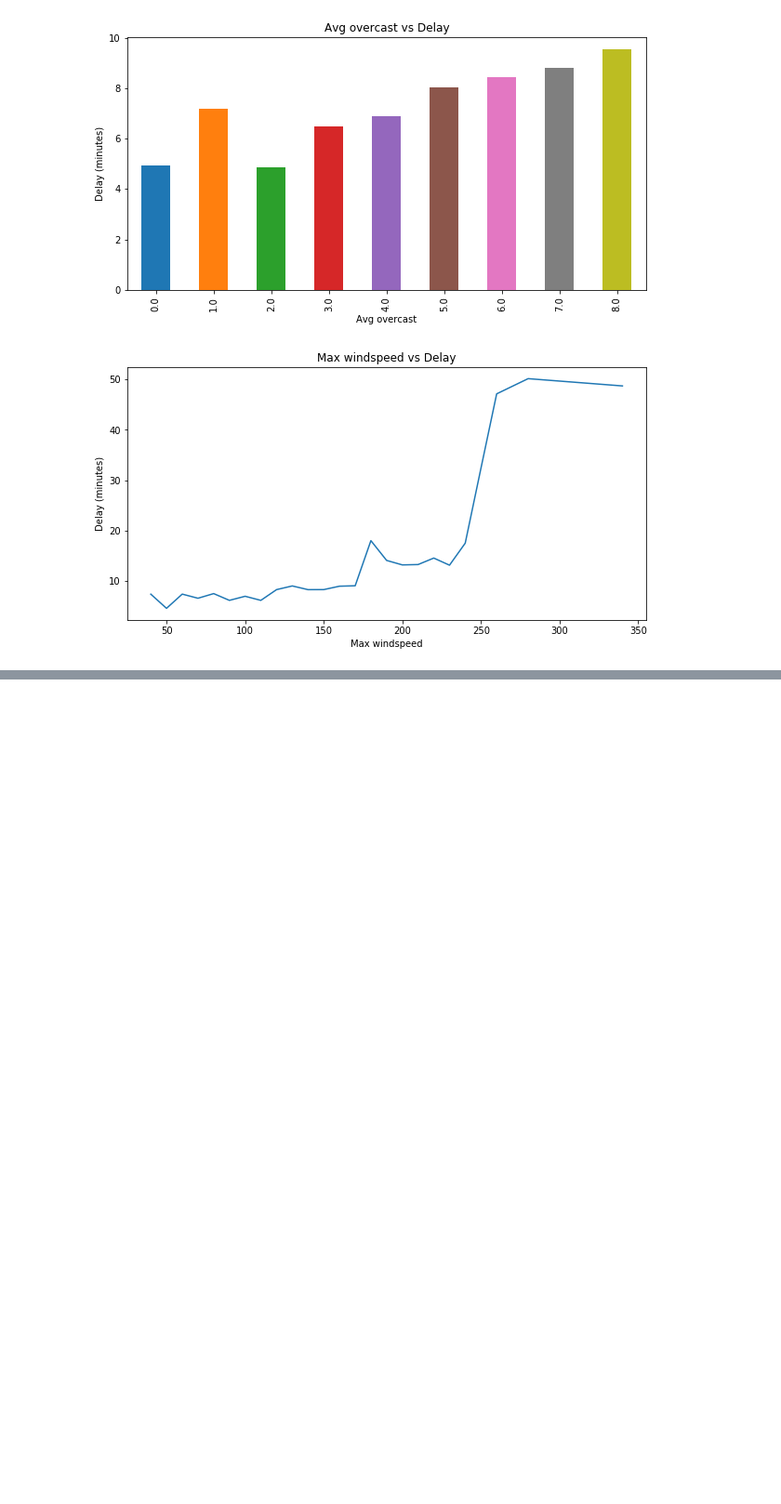
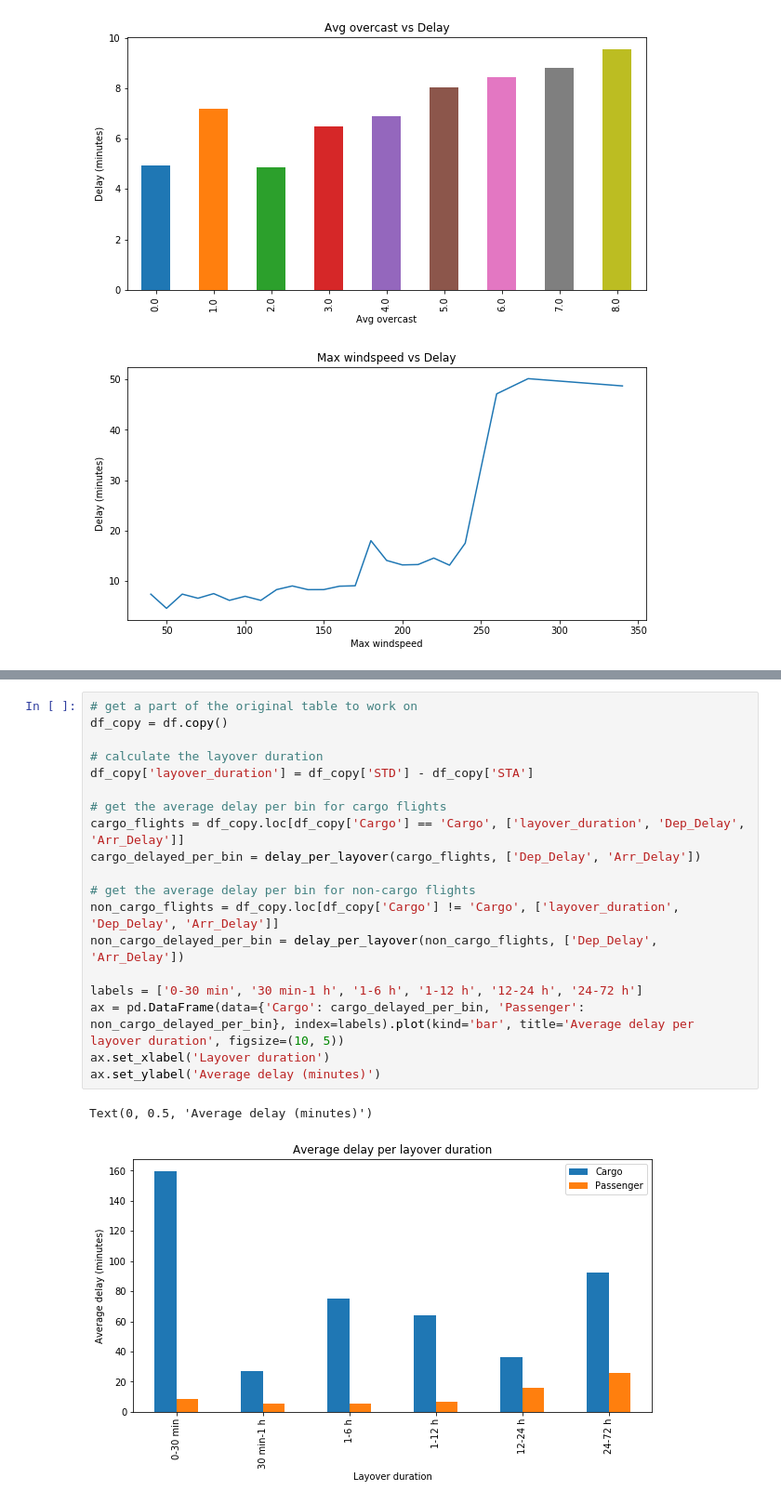
Before and after one commit to KJ-Waller/DW-Project, a Jupyter notebook: Schiphol Stuff.ipynb, the cells around one changed output, grey strips where cells are left out. Shown at 93% size. Drawn from its saved outputs; the diff is of its cells as text; blank space fills up the shorter version.

```diff
--- a/Schiphol Stuff.ipynb
+++ b/Schiphol Stuff.ipynb
@@ -181,0 +298,22 @@ delay = weather_delay_corr(1, 'line')
+# %%
+# get a part of the original table to work on
+df_copy = df.copy()
+
+# calculate the layover duration
+df_copy['layover_duration'] = df_copy['STD'] - df_copy['STA']
+
+# get the average delay per bin for cargo flights
+cargo_flights = df_copy.loc[df_copy['Cargo'] == 'Cargo', ['layover_duration', 'Dep_Delay', 'Arr_Delay']]
+cargo_delayed_per_bin = delay_per_layover(cargo_flights, ['Dep_Delay', 'Arr_Delay'])
+
+# get the average delay per bin for non-cargo flights
+non_cargo_flights = df_copy.loc[df_copy['Cargo'] != 'Cargo', ['layover_duration', 'Dep_Delay', 'Arr_Delay']]
+non_cargo_delayed_per_bin = delay_per_layover(non_cargo_flights, ['Dep_Delay', 'Arr_Delay'])
+
+labels = ['0-30 min', '30 min-1 h', '1-6 h', '1-12 h', '12-24 h', '24-72 h']
+ax = pd.DataFrame(data={'Cargo': cargo_delayed_per_bin, 'Passenger': non_cargo_delayed_per_bin}, index=labels).plot(kind='bar', title='Average delay per layover duration', figsize=(10, 5))
+ax.set_xlabel('Layover duration')
+ax.set_ylabel('Average delay (minutes)')
+# %% [output]
+Text(0, 0.5, 'Average delay (minutes)')
+[figure, added]
```
Also changed, not shown: parts of 4 cells of this notebook, 1 other file.
